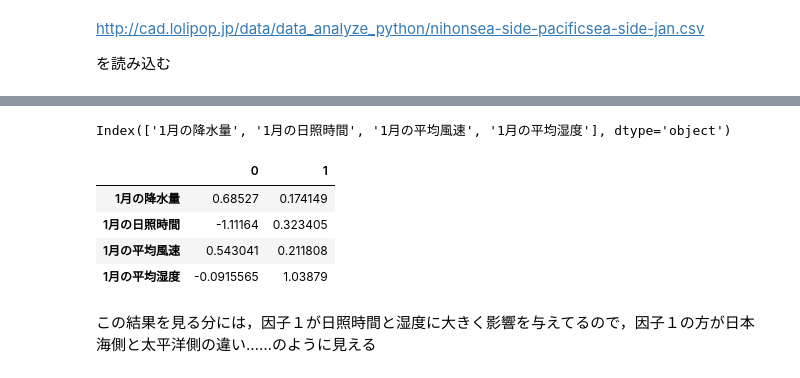
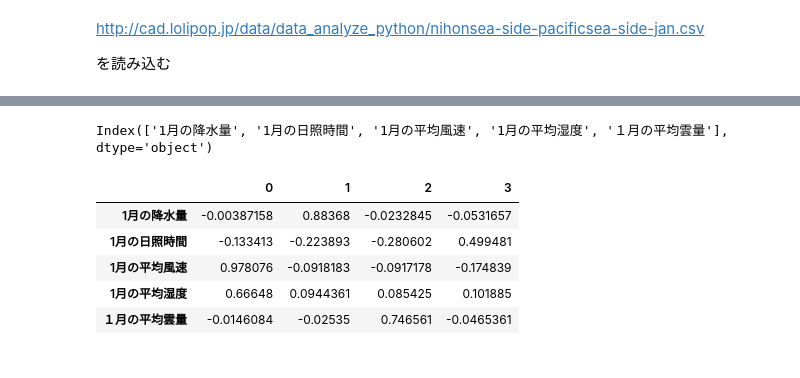
Before and after one commit to daichi-a/PythonDataAnalyzeClassMaterial, a Jupyter notebook: FactorAnalysis_NihonSeaPacificSea.ipynb, the cells around one changed output, grey strips where cells are left out. Cells and saved outputs as stored; diff of their text form; code cells hidden in the pictures.

```diff
--- a/FactorAnalysis_NihonSeaPacificSea.ipynb
+++ b/FactorAnalysis_NihonSeaPacificSea.ipynb
@@ -15,18 +15,19 @@ import numpy as np
 import pandas as pd
 from pandas import Series, DataFrame
 
-df = pd.read_csv('nihonsea-side-pacificsea-side-jan.csv', encoding='SHIFT-JIS', header=1)
+df = pd.read_csv('tohoku-huge-data.csv', encoding='SHIFT-JIS', header=1)
 
 # 抜き出す
-for a_column in ['秋田', '宮古', '酒田', '石巻', '新潟', '水戸', '銚子']:
+for a_column in ['秋田', '宮古', '酒田', '石巻']:
   # それぞれ
-  # 降水量の合計(mm),降水量の合計(mm),降水量の合計(mm),降水量の合計(mm), 日照時間(時間),日照時間(時間),日照時間(時間),日照時間(時間), 平均風速(m/s),平均風速(m/s),平均風速(m/s),平均蒸気圧(hPa),平均蒸気圧(hPa),平均蒸気圧(hPa),
+  # 降水量の合計(mm),降水量の合計(mm),降水量の合計(mm),降水量の合計(mm),日照時間(時間),日照時間(時間),日照時間(時間),日照時間(時間),平均風速(m/s),平均風速(m/s),平均風速(m/s),平均湿度(％),平均湿度(％),平均湿度(％),平均雲量(10分比),平均雲量(10分比),平均雲量(10分比)
   # で並んでいて，一つの地点につき，
-  #	(空), 現象なし情報, 品質情報, 均質番号, (空), 現象なし情報, 品質情報, 均質番号, (空), 品質情報, 均質番号, (空), 品質情報, 均質番号
+  # (空),現象なし情報,品質情報,均質番号,(空),現象なし情報,品質情報,均質番号,(空),品質情報,均質番号,(空),品質情報,均質番号,(空),品質情報,均質番号
+  # の順に並んでいる
   # の(空)以外の場所が余計なので，削除
-  for i in range(1, 14, 1):
+  for i in range(1, 17, 1):
     # 落とす列の列番号を指定(0~)
-    if i in [1, 2, 3, 5, 6, 7, 9, 10, 12, 13]:
+    if i in [1, 2, 3, 5, 6, 7, 9, 10, 12, 13, 15, 16]:
       df = df.drop(a_column + '.' + str(i), axis=1)
 
 df = df.drop(1)
@@ -123,42 +130,58 @@ Successfully installed factor-analyzer-0.3.2
 # 回帰や分類の前処理に使う場合の目的は，次元圧縮なので主成分分析と同じに思えるが，
 # 因子分析は，観測データ（説明変数）を潜在変数の組み合わせによる合成量として捉え，その潜在変数を求める
 # つまり考え方は主成分分析の逆である．
 
 # 次元圧縮を目的としている場合，次元数を与えられるのは有利だが，
 # 機械学習目的ではなく，分析目的の場合，
 # 潜在変数の数，すなわち次元数を最初に与えなければならないことは，欠点でもある
 
 # 次元圧縮した状態でグラフ等をみて，これは何の因子なのか，因子が妥当かどうか，を
 # 分析者が検討しなければならい
 
 from factor_analyzer import FactorAnalyzer
 import seaborn as sns
 
 # 何因子だと考えるか
-n_factors=2
+# とりあえず最初は多めに
+n_factors=4
 
-# promax回転法を使う
-fa_model = FactorAnalyzer(n_factors=n_factors, rotation='promax', impute='drop')
+
+fa_model = FactorAnalyzer(n_factors=n_factors, method='ml', rotation='promax', impute='drop')
+# method: 使用する手法
+# minres (ミンレス法)
+# ml　（最尤法）
+# principal（主因子法）
+
+# rotation 回転法
+# promax (Promax回転)
+# varimax (バリマックス法)
+# oblique (斜め回転))
+
+# impute 欠損地をどうするか
+# drop: 削除
+
+# データにフィットさせる
 fa_model.fit(df_sea_side_city.iloc[:, 2:])
 
 # 因子負荷量はloadings_プロパティで読み出せるので，結果のDataFrameを作る
+# 因子負荷量：因子と観測変数の間の関係性の強弱のこと
+
 # わかりやすく列名を，元のデータフレームから持ってきて挿入する
 # 0列目はラベルなので，1列目から
 columns_name_array = df_sea_side_city.columns[2:]
 print(columns_name_array)
 # 行名(index)として，この配列を用いて，DataFrameを作る
 df_result = pd.DataFrame(fa_model.loadings_, index=columns_name_array)
 
-# 色分けして表示
+# 因子負荷量の行列を色分けして表示
 cm = sns.light_palette('red', as_cmap=True)
 # セルの最後に実行すること．df.head()と同じく，printしても色分けされない
 df_result.style.background_gradient(cmap=cm)
 # %% [output]
-Index(['1月の降水量', '1月の日照時間', '1月の平均風速', '1月の平均湿度'], dtype='object')
+Index(['1月の降水量', '1月の日照時間', '1月の平均風速', '1月の平均湿度', '１月の平均雲量'], dtype='object')
-|  | 0 | 1 |
-| 1月の降水量 | 0.68527 | 0.174149 |
-| 1月の日照時間 | -1.11164 | 0.323405 |
-| 1月の平均風速 | 0.543041 | 0.211808 |
-| 1月の平均湿度 | -0.0915565 | 1.03879 |
+|  | 0 | 1 | 2 | 3 |
+| 1月の降水量 | -0.00387158 | 0.88368 | -0.0232845 | -0.0531657 |
+| 1月の日照時間 | -0.133413 | -0.223893 | -0.280602 | 0.499481 |
+| 1月の平均風速 | 0.978076 | -0.0918183 | -0.0917178 | -0.174839 |
+| 1月の平均湿度 | 0.66648 | 0.0944361 | 0.085425 | 0.101885 |
+| １月の平均雲量 | -0.0146084 | -0.02535 | 0.746561 | -0.0465361 |
-# %% [markdown]
-この結果を見る分には，因子１が日照時間と湿度に大きく影響を与えてるので，因子１の方が日本海側と太平洋側の違い……のように見える
```
Also changed, not shown: parts of 21 cells of this notebook.
